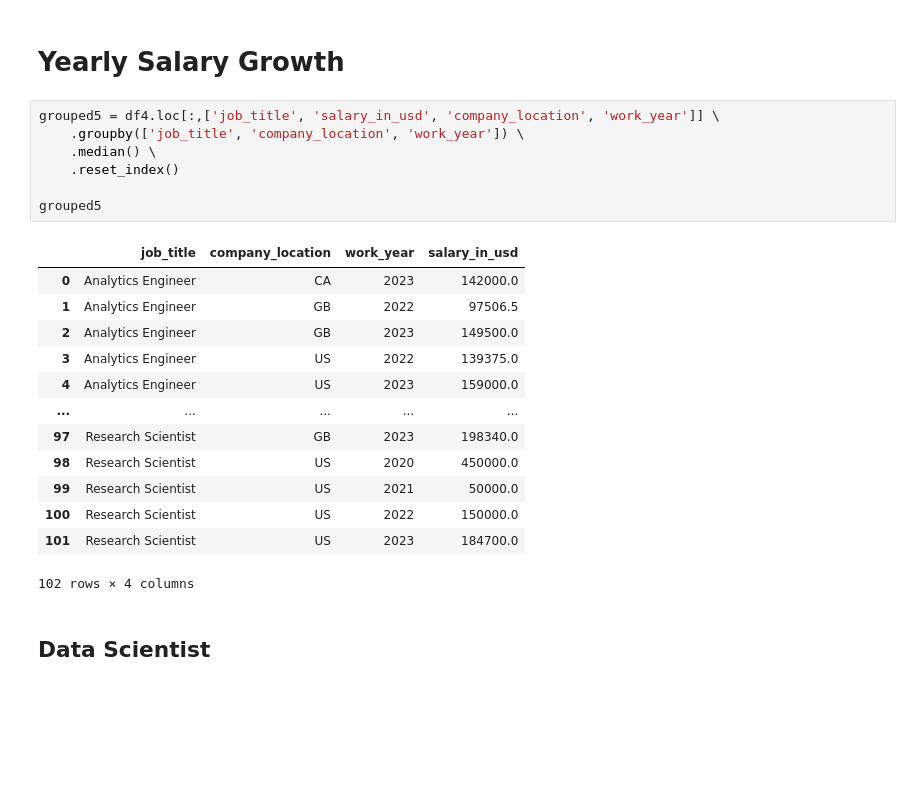
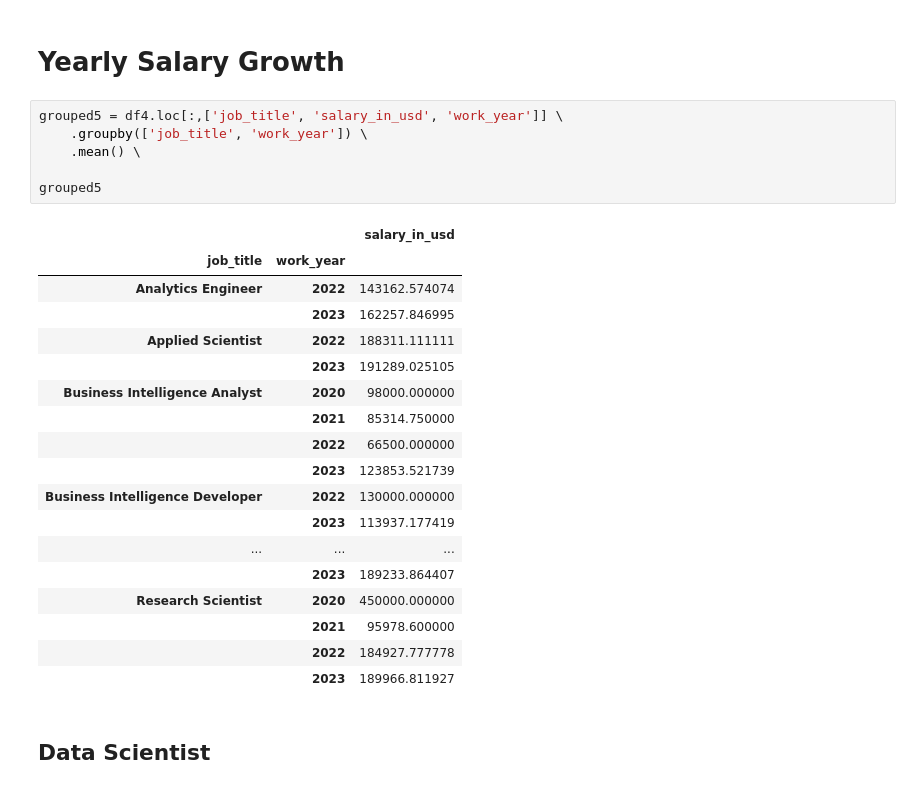
Before and after one commit to mezkymy/global-salaries, a Jupyter notebook: global-salaries.ipynb, the cells around one changed output. Cells and saved outputs as stored; diff of their text form; blank space fills up the shorter version.

```diff
--- a/global-salaries.ipynb
+++ b/global-salaries.ipynb
@@ -487,25 +487,29 @@ plt.show()
 # %% [markdown]
 # Yearly Salary Growth
 # %%
-grouped5 = df4.loc[:,['job_title', 'salary_in_usd', 'company_location', 'work_year']] \
-    .groupby(['job_title', 'company_location', 'work_year']) \
-    .median() \
-    .reset_index()
+grouped5 = df4.loc[:,['job_title', 'salary_in_usd', 'work_year']] \
+    .groupby(['job_title', 'work_year']) \
+    .mean() \
 
 grouped5
 # %% [output]
-|  | job_title | company_location | work_year | salary_in_usd |
-| 0 | Analytics Engineer | CA | 2023 | 142000.0 |
-| 1 | Analytics Engineer | GB | 2022 | 97506.5 |
-| 2 | Analytics Engineer | GB | 2023 | 149500.0 |
-| 3 | Analytics Engineer | US | 2022 | 139375.0 |
-| 4 | Analytics Engineer | US | 2023 | 159000.0 |
-| ... | ... | ... | ... | ... |
-| 97 | Research Scientist | GB | 2023 | 198340.0 |
-| 98 | Research Scientist | US | 2020 | 450000.0 |
-| 99 | Research Scientist | US | 2021 | 50000.0 |
-| 100 | Research Scientist | US | 2022 | 150000.0 |
-| 101 | Research Scientist | US | 2023 | 184700.0 |
+|  |  | salary_in_usd |
+| job_title | work_year |  |
+| Analytics Engineer | 2022 | 143162.574074 |
+|  | 2023 | 162257.846995 |
+| Applied Scientist | 2022 | 188311.111111 |
+|  | 2023 | 191289.025105 |
+| Business Intelligence Analyst | 2020 | 98000.000000 |
+|  | 2021 | 85314.750000 |
+|  | 2022 | 66500.000000 |
+|  | 2023 | 123853.521739 |
+| Business Intelligence Developer | 2022 | 130000.000000 |
+|  | 2023 | 113937.177419 |
+| ... | ... | ... |
+|  | 2023 | 189233.864407 |
+| Research Scientist | 2020 | 450000.000000 |
+|  | 2021 | 95978.600000 |
+|  | 2022 | 184927.777778 |
+|  | 2023 | 189966.811927 |
-102 rows × 4 columns
 # %% [markdown]
 ## Data Scientist
```
Also changed, not shown: parts of 13 cells of this notebook.
